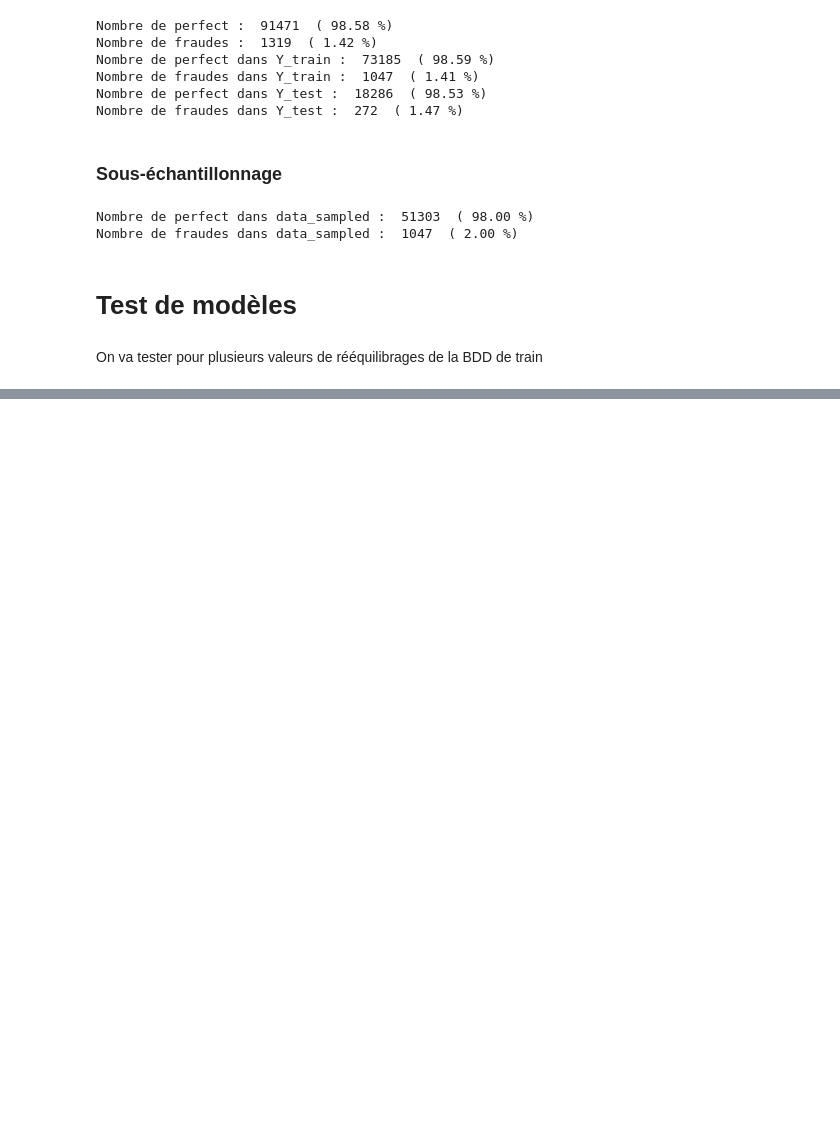
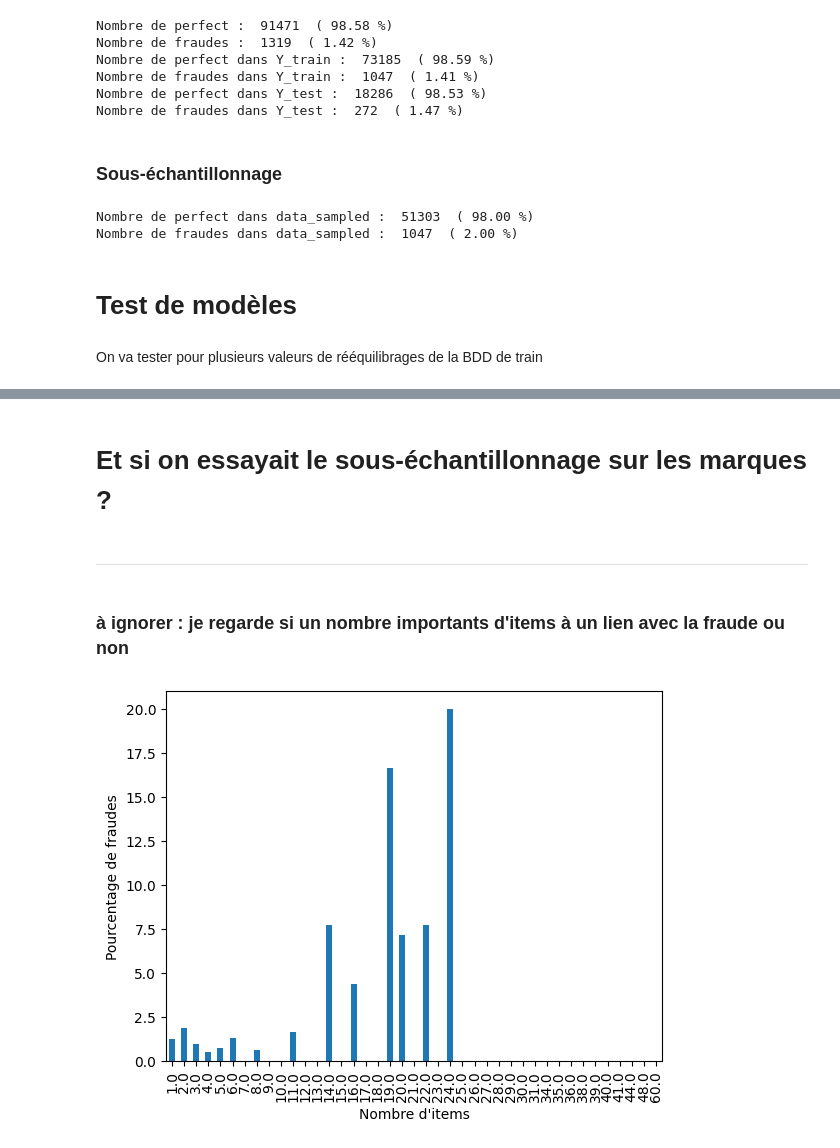
Before and after one commit to yannasyr/TPE2023-FraudDetection, a Jupyter notebook: unbalanced_dataset.ipynb, the cells around one changed output, grey strips where cells are left out. Saved outputs shown, nothing was run; the diff lists cells and outputs as text; code cells hidden in the pictures; blank space fills up the shorter version.

```diff
--- a/unbalanced_dataset.ipynb
+++ b/unbalanced_dataset.ipynb
@@ -195,0 +185,20 @@ plt.show()
+# %% [markdown]
+# Et si on essayait le sous-échantillonnage sur les marques ?
+# %% [markdown]
+---
+# %% [markdown]
+### à ignorer : je regarde si un nombre importants d'items à un lien avec la fraude ou non
+# %%
+merged_df = pd.merge(DATA_x,DATA_y,on="ID")
+merged_df_fraud = merged_df[merged_df["fraud_flag"] == 1]
+# %%
+total_counts = merged_df['Nb_of_items'].value_counts()
+fraud_counts = merged_df_fraud['Nb_of_items'].value_counts()
+fraud_percentages = fraud_counts / total_counts * 100
+
+fraud_percentages.plot(kind='bar')
+plt.xlabel('Nombre d\'items')
+plt.ylabel('Pourcentage de fraudes')
+plt.show()
+# %% [output]
+[figure, added]
```
Also changed, not shown: parts of 16 cells of this notebook, 1 other file.
